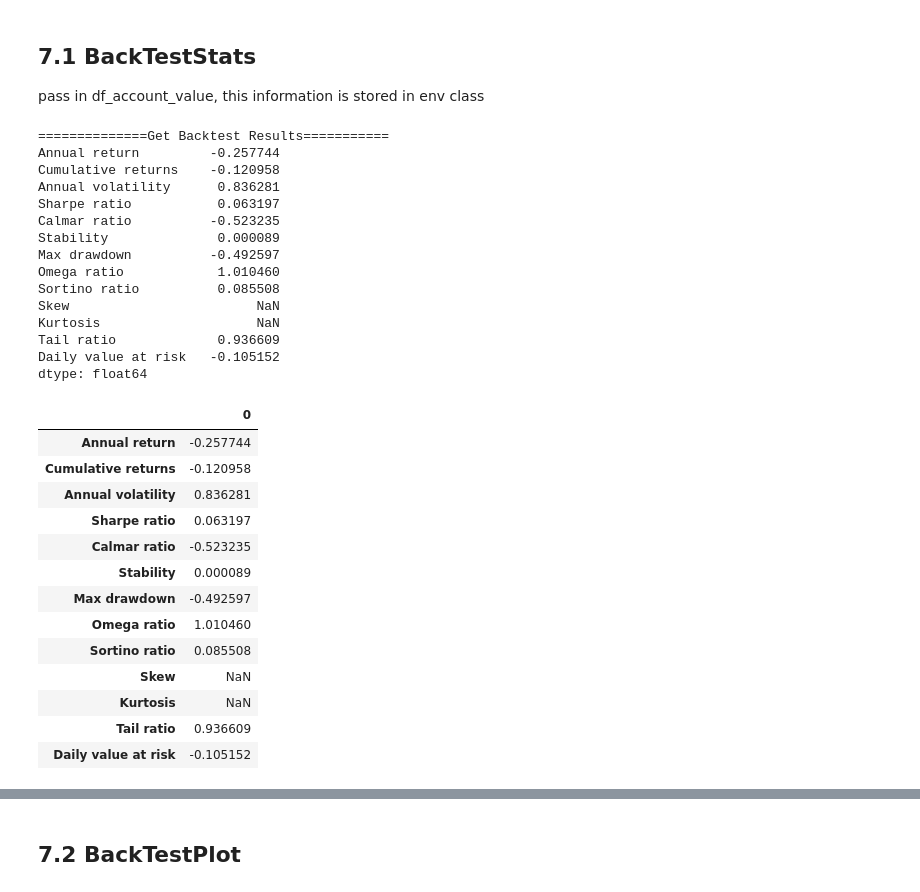
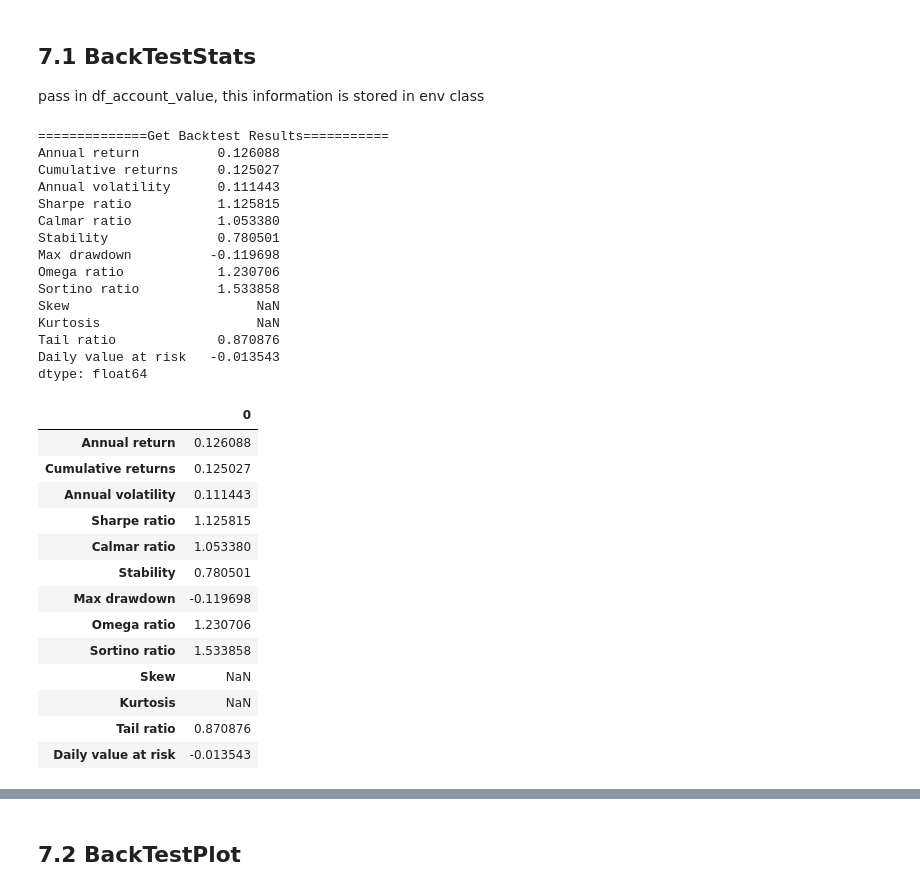
Before and after one commit to mohammad-bornosi/FinRL, a Jupyter notebook: FinRL_StockTrading_NeurIPS_2018.ipynb, the cells around one changed output, grey strips where cells are left out. Cells and saved outputs as stored; diff of their text form; code cells hidden in the pictures.

```diff
--- a/FinRL_StockTrading_NeurIPS_2018.ipynb
+++ b/FinRL_StockTrading_NeurIPS_2018.ipynb
@@ -412,0 +363,4 @@ Data preprocessing is a crucial step for training a high quality machine learnin
+# %%
+data.drop(columns='Volume', inplace= True)
+# %%
+data.rename(columns={'Date': 'date','Adj Close': 'adj close', 'Close' : 'close', 'High' : 'high', 'Low': 'low', 'Open': 'open'}, inplace= True)
@@ -503,10 +456,10 @@ processed_full['date'].min()
 # %%
 # from config.py TRAIN_START_DATE is a string
 #config.TRAIN_START_DATE
-train_start_date = datetime.datetime(2019,10,21).strftime('%Y-%m-%d')
+train_start_date = datetime.datetime(2019,1,1).strftime('%Y-%m-%d')
 # from config.py TRAIN_END_DATE is a string
-train_end_date = datetime.datetime(2021,4,24).strftime('%Y-%m-%d')
-trade_end_date = datetime.datetime(2021,9,24).strftime('%Y-%m-%d')
+train_end_date = datetime.datetime(2022,1,1).strftime('%Y-%m-%d')
+trade_end_date = datetime.datetime(2023,1,1).strftime('%Y-%m-%d')
 train = data_split(processed_full, train_start_date ,train_end_date)
 trade = data_split(processed_full, train_end_date ,trade_end_date)
 print(len(train))
@@ -870,4 +852,4 @@ env_trade, obs_trade = e_trade_gym.get_sb_env()
 # %%
-model_version = '50000_iter_'
-model_name = 'recurrent_ppo'
-model = RecurrentPPO.load(os.path.join(TRAINED_MODEL_DIR,  model_version + model_name + ".pth"))
+model_version = '1000000'
+model_name = 'DDPG_'
+model = RecurrentPPO.load(os.path.join(TRAINED_MODEL_DIR,  model_name + model_version + ".pth"))
@@ -940,40 +910,40 @@ Backtesting plays a key role in evaluating the performance of a trading strategy
 ## 7.1 BackTestStats
 pass in df_account_value, this information is stored in env class
 # %%
-#print("==============Get Backtest Results===========")
+print("==============Get Backtest Results===========")
 
-#perf_stats_all = backtest_stats(account_value=df_account_value)
-#perf_stats_all = pd.DataFrame(perf_stats_all)
-#perf_stats_all
+perf_stats_all = backtest_stats(account_value=df_account_value)
+perf_stats_all = pd.DataFrame(perf_stats_all)
+perf_stats_all
 # %% [output]
 ==============Get Backtest Results===========
-Annual return         -0.257744
-Cumulative returns    -0.120958
-Annual volatility      0.836281
-Sharpe ratio           0.063197
-Calmar ratio          -0.523235
-Stability              0.000089
-Max drawdown          -0.492597
-Omega ratio            1.010460
-Sortino ratio          0.085508
+Annual return          0.126088
+Cumulative returns     0.125027
+Annual volatility      0.111443
+Sharpe ratio           1.125815
+Calmar ratio           1.053380
+Stability              0.780501
+Max drawdown          -0.119698
+Omega ratio            1.230706
+Sortino ratio          1.533858
 Skew                        NaN
 Kurtosis                    NaN
-Tail ratio             0.936609
-Daily value at risk   -0.105152
+Tail ratio             0.870876
+Daily value at risk   -0.013543
 dtype: float64
 |  | 0 |
-| Annual return | -0.257744 |
-| Cumulative returns | -0.120958 |
-| Annual volatility | 0.836281 |
-| Sharpe ratio | 0.063197 |
-| Calmar ratio | -0.523235 |
-| Stability | 0.000089 |
-| Max drawdown | -0.492597 |
-| Omega ratio | 1.010460 |
-| Sortino ratio | 0.085508 |
+| Annual return | 0.126088 |
+| Cumulative returns | 0.125027 |
+| Annual volatility | 0.111443 |
+| Sharpe ratio | 1.125815 |
+| Calmar ratio | 1.053380 |
+| Stability | 0.780501 |
+| Max drawdown | -0.119698 |
+| Omega ratio | 1.230706 |
+| Sortino ratio | 1.533858 |
 | Skew | NaN |
 | Kurtosis | NaN |
-| Tail ratio | 0.936609 |
-| Daily value at risk | -0.105152 |
+| Tail ratio | 0.870876 |
+| Daily value at risk | -0.013543 |
 # %%
 #baseline stats
```
Also changed, not shown: parts of 71 cells of this notebook, 22 other files.
